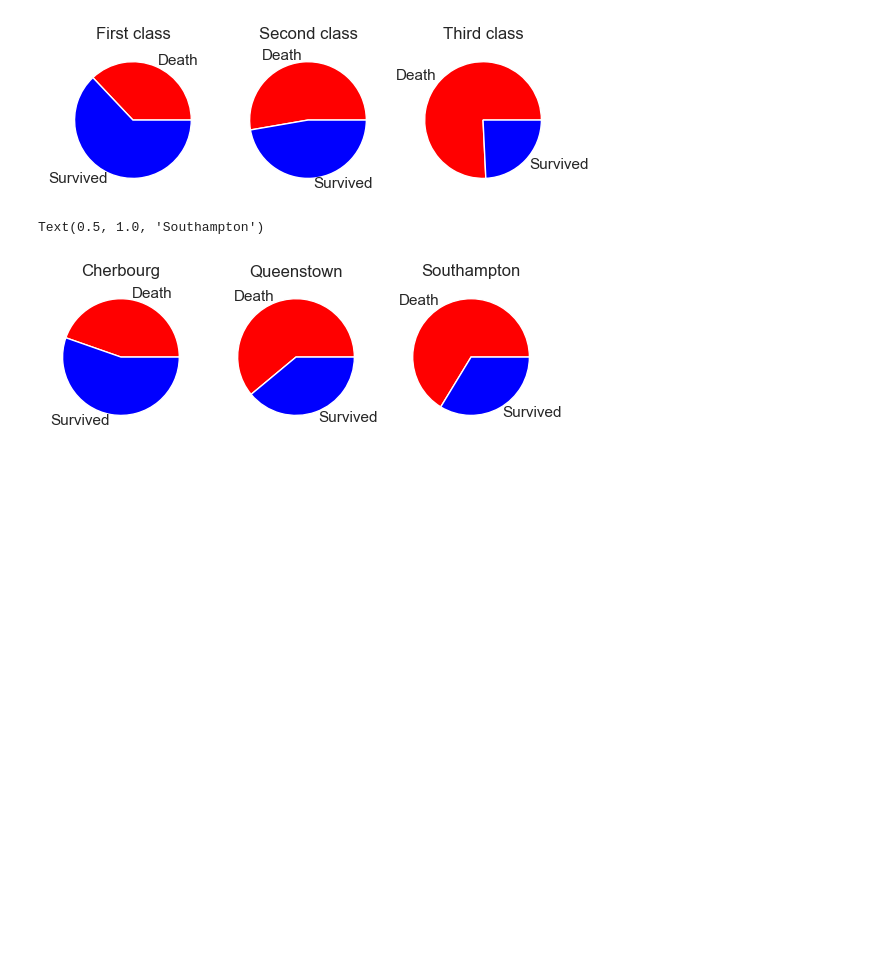
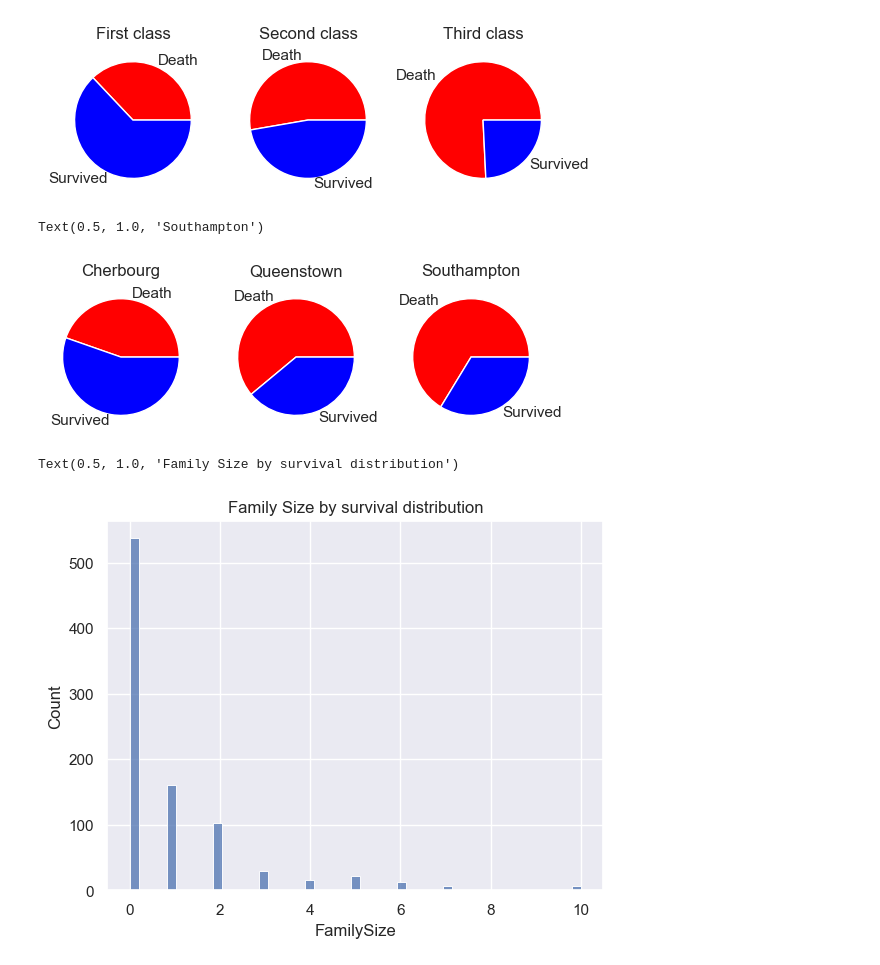
Before and after one commit to YumengLiu6044/titanicPredictions, a Jupyter notebook: data_analysis.ipynb, the cells around one changed output. Drawn from its saved outputs; the diff is of its cells as text; code cells hidden in the pictures; blank space fills up the shorter version.

Commit message:
Added histogram of Survival count by family size

```diff
--- a/data_analysis.ipynb
+++ b/data_analysis.ipynb
@@ -90,3 +90,10 @@ ax3.set_title('Southampton')
 # %% [output]
 Text(0.5, 1.0, 'Southampton')
 [figure]
+# %%
+df['FamilySize'] = df['SibSp'] + df['Parch']
+# %%
+sb.histplot(data=df, x='FamilySize').set_title('Family Size by survival distribution')
+# %% [output]
+Text(0.5, 1.0, 'Family Size by survival distribution')
+[figure, added]
```
Also changed, not shown: parts of 2 cells of this notebook.
